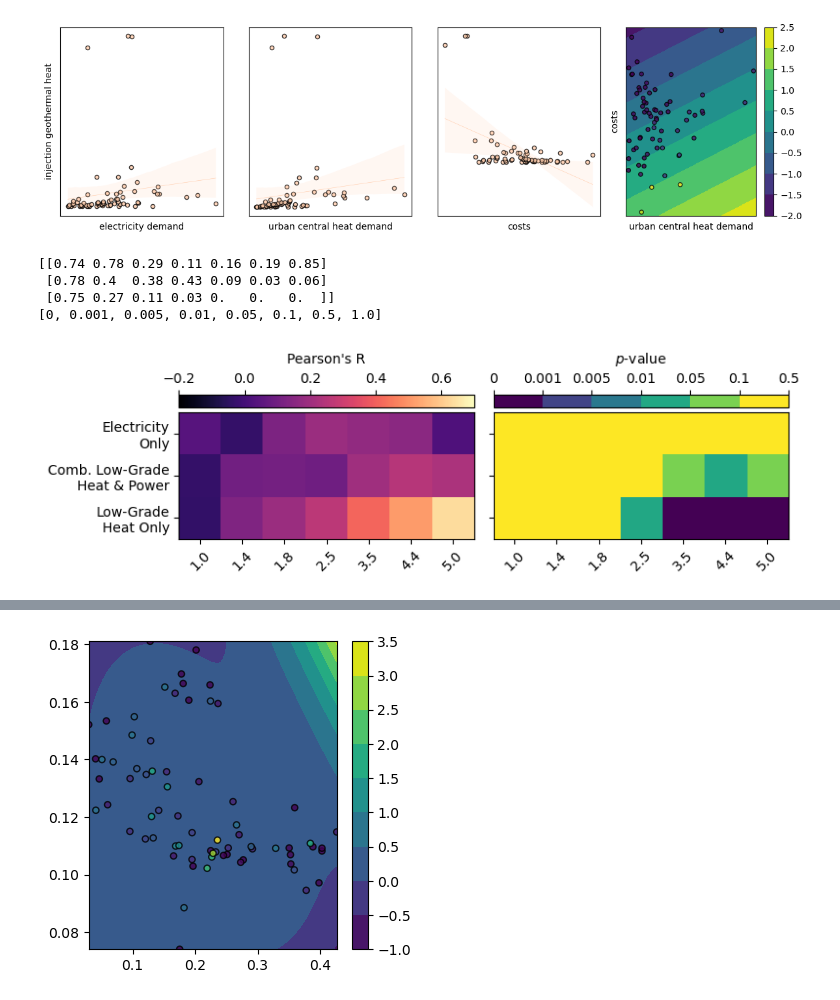
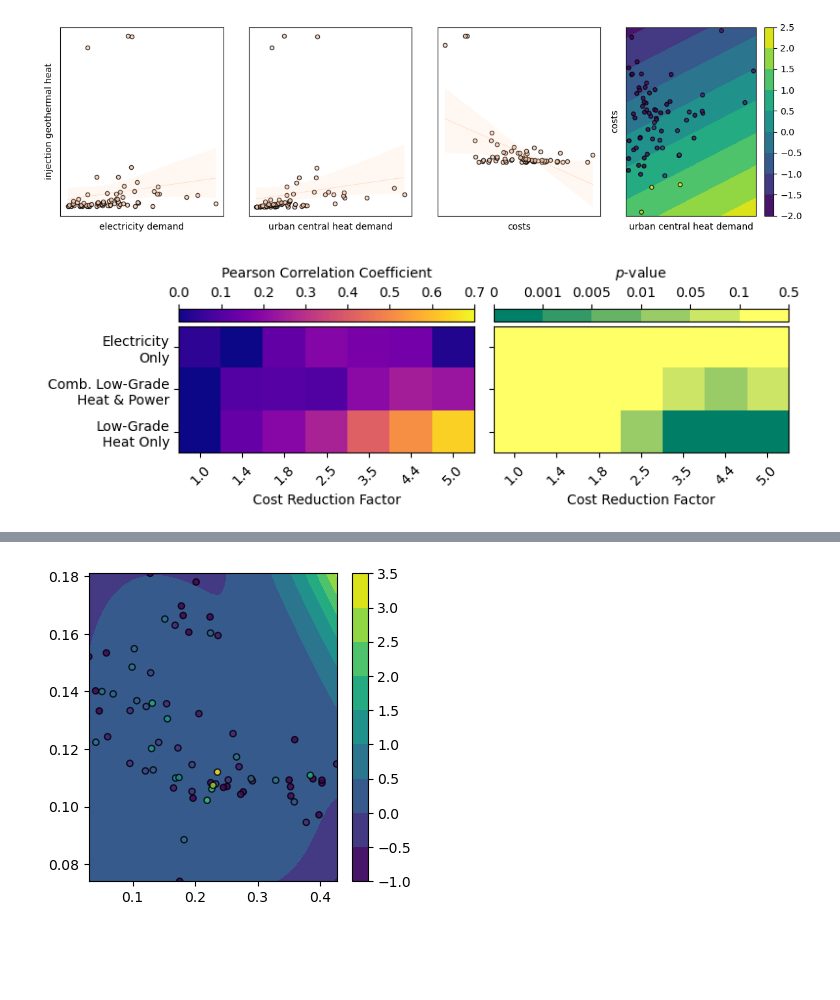
Before and after one commit to LukasFrankenQ/egs_market_integration, a Jupyter notebook: notebooks/plot_correlation.ipynb, the cells around one changed output, grey strips where cells are left out. Drawn from its saved outputs; the diff is of its cells as text; code cells hidden in the pictures; blank space fills up the shorter version.

Commit message:
improved correlation plot

```diff
--- a/notebooks/plot_correlation.ipynb
+++ b/notebooks/plot_correlation.ipynb
@@ -259,11 +259,32 @@ rs = pd.DataFrame(index=all_years, columns=all_modes)
 ps = pd.DataFrame(index=all_years, columns=all_modes)
 
 from itertools import product
+
+
 feature_name = "urban central heat"
+# feature_name = "electricity"
+# feature_name = "cost"
+
+vmaxs = {
+    "urban central heat": 0.7,
+    "electricity": 0.7,
+    "cost": 0.,
+}
+vmins = {
+    "urban central heat": 0.,
+    "electricity": 0.,
+    "cost": -1.,
+}
+
+cmap = "plasma"
 
 for year, mode in product(all_years, all_modes):
 
-    feature = get_load(year, mode, feature_name).iloc[:,0]
+    if feature_name == "urban central heat" or feature_name == "electricity":
+        feature = get_load(year, mode, feature_name).iloc[:,0]
+    elif feature_name == "cost":
+        feature = get_costs(year)
+
     target = get_gen(year, mode, "injection geothermal heat").iloc[:,0].loc[feature.index]
 
     assert (target.index == feature.index).all()
@@ -274,66 +295,54 @@ for year, mode in product(all_years, all_modes):
     rs.loc[year, mode], ps.loc[year, mode] = pearsonr(feature, target)
 
 
-cmap = "magma"
-
 fig, axs = plt.subplots(1, 2, figsize=(8, 4))
 
-im0 = axs[0].imshow(rs.astype(float).T, cmap=cmap, vmin=-0.2, vmax=0.7)
+im0 = axs[0].imshow(rs.astype(float).T, cmap=cmap, vmin=vmins[feature_name], vmax=vmaxs[feature_name])
 divider = make_axes_locatable(axs[0])
 cax = divider.append_axes('top', size='10%', pad=0.05)
 fig.colorbar(im0, cax=cax, orientation='horizontal')
 cax.xaxis.set_ticks_position('top')
-cax.annotate("Pearson's R", xy=(0.5, 1.5), xytext=(0.5, 3.8), xycoords="axes fraction", textcoords="axes fraction", ha="center", va="center", fontsize=10, color="k")
-
-# fig.subplots_adjust(right=0.85)
-# cbar_ax = fig.add_axes([0.5, 0.0, 0.05, 0.5])
-# fig.colorbar(cbar1, cax=cbar_ax)
+cax.annotate("Pearson Correlation Coefficient", xy=(0.5, 1.5), xytext=(0.5, 3.8), xycoords="axes fraction", textcoords="axes fraction", ha="center", va="center", fontsize=10, color="k")
 
 ps = ps.values.astype(float).T
 borders = [0, 0.001, 0.005, 0.01, 0.05, 0.1, 0.5, 1.0]
-print(np.around(ps, decimals=2))
+
 for i in range(len(borders) - 1):
     ps[(ps > borders[i]) & (ps <= borders[i+1])] = i
 
 
-cmap = plt.cm.viridis  # define the colormap
+cmap = plt.cm.summer  # define the colormap
 cmaplist = [cmap(i) for i in range(cmap.N)]
 
 # create the new map
 cmap = mpl.colors.LinearSegmentedColormap.from_list(
     'Custom cmap', cmaplist, 6)
 
 im1 = axs[1].imshow(ps, cmap=cmap, vmin=0., vmax=ps.max())
 divider = make_axes_locatable(axs[1])
 cax = divider.append_axes('top', size='10%', pad=0.05)
 fig.colorbar(im1, cax=cax, orientation='horizontal')
 cax.xaxis.set_ticks_position('top')
-# cax.set_xlabel("Pearson's r", va="top")
+
 cax.annotate(r"$p$-value", xy=(0.5, 1.5), xytext=(0.5, 3.8), xycoords="axes fraction", textcoords="axes fraction", ha="center", va="center", fontsize=10, color="k")
 
-print(borders)
 cax.xaxis.set_major_locator(FixedLocator(range(len(borders))))
 cax.set_xticklabels([str(b) for b in borders])
 
 axs[1].set_yticklabels([])
-# axs[0].set_yticklabels(all_modes)
 
 axs[0].yaxis.set_major_locator(FixedLocator(range(len(all_modes))))
 axs[0].set_yticklabels([nice_names[m] for m in all_modes])
 
 for ax in axs:
     ax.xaxis.set_major_locator(FixedLocator(range(len(all_years))))
     ax.set_xticklabels([xaxis_mapper[year] for year in all_years], rotation=45)
-
+    ax.set_xlabel("Cost Reduction Factor")
 
 plt.tight_layout()
 plt.show()
 # %% [output]
-[[0.74 0.78 0.29 0.11 0.16 0.19 0.85]
- [0.78 0.4  0.38 0.43 0.09 0.03 0.06]
- [0.75 0.27 0.11 0.03 0.   0.   0.  ]]
-[0, 0.001, 0.005, 0.01, 0.05, 0.1, 0.5, 1.0]
-[figure, old version]
+[figure, new version]
 # %%
 data.sort_values(by="injection geothermal heat", ascending=False).head(10)
 # %% [output]
```
